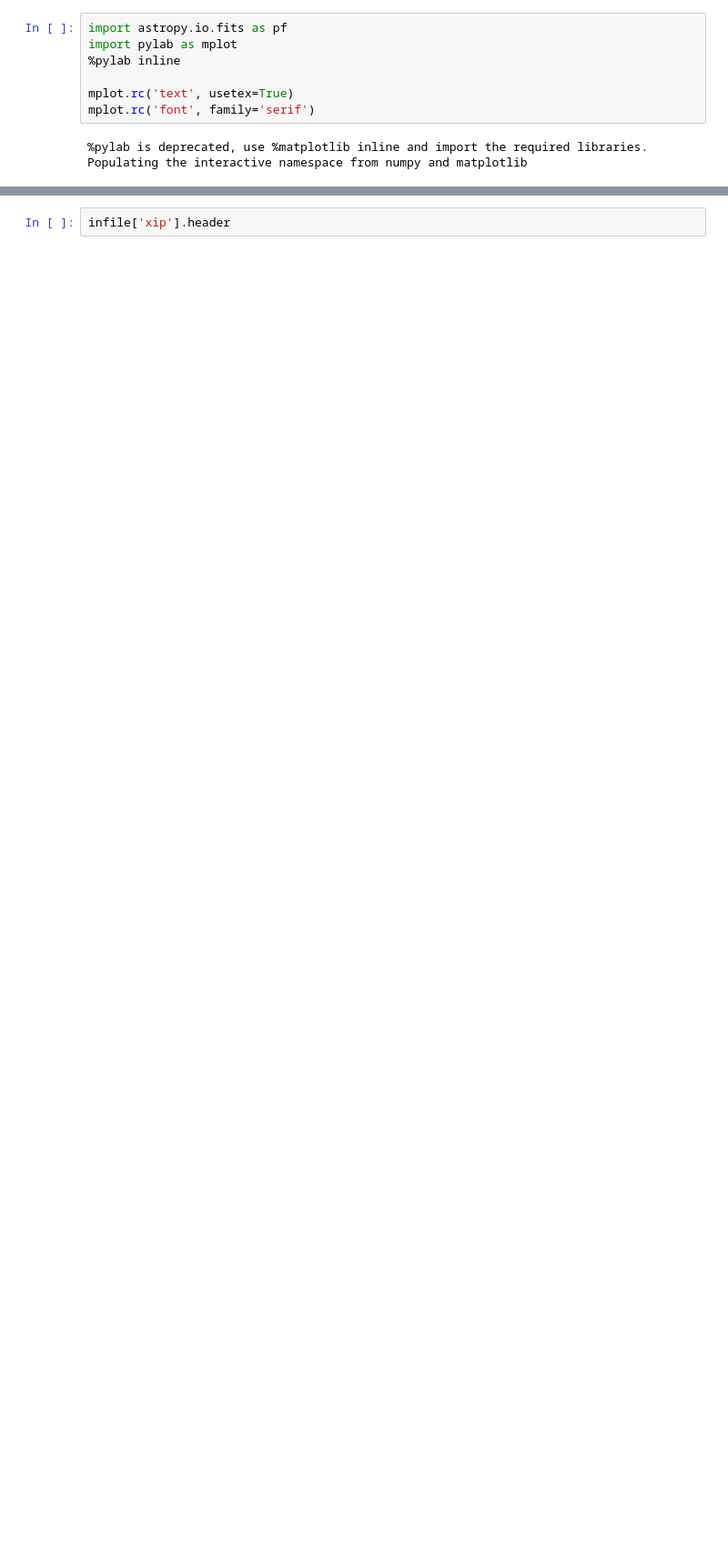
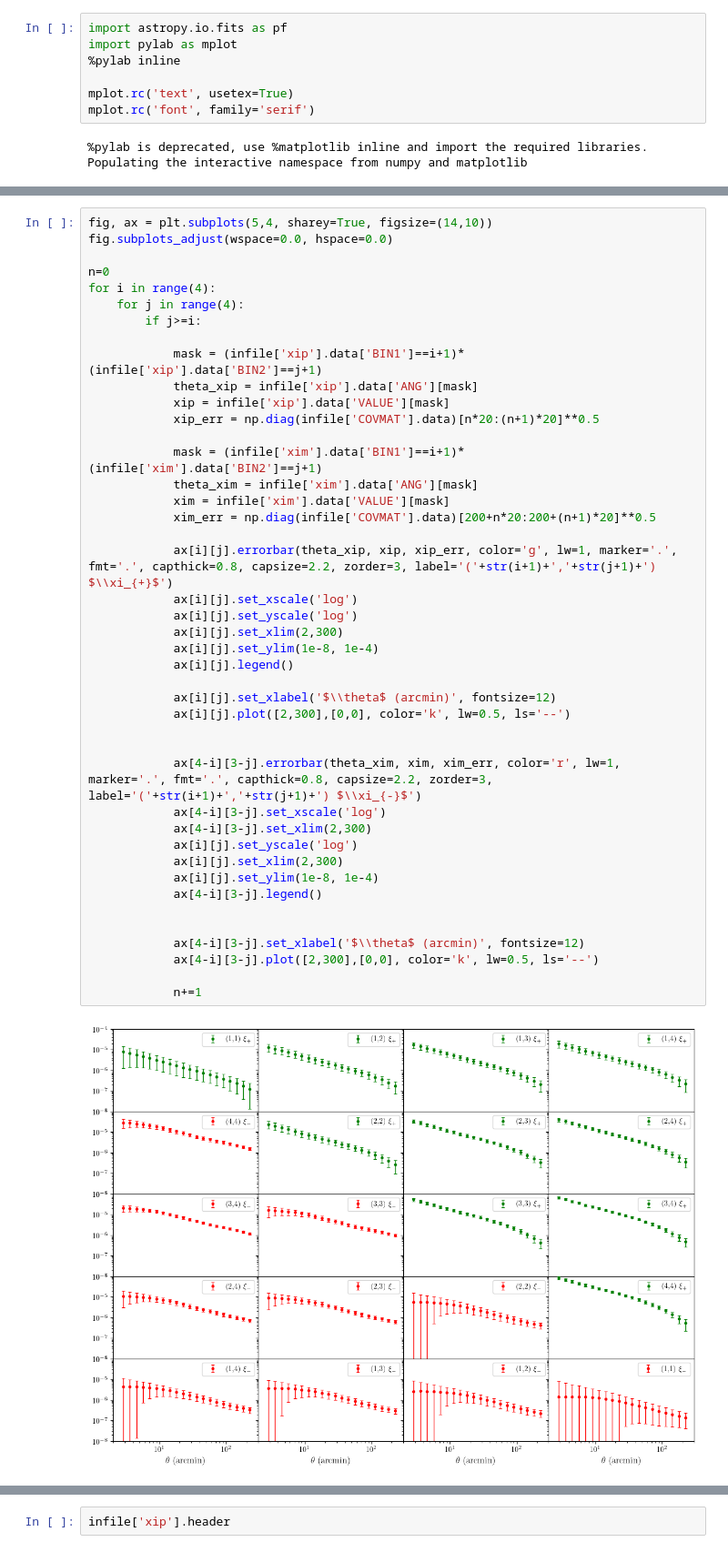
Before and after one commit to delve-survey/CosmicShearCosmosis, a Jupyter notebook: notebooks/PlotBlindedDV.ipynb, the cells around one changed output, grey strips where cells are left out. Shown: that part at 91% size. Drawn from its saved outputs; the diff is of its cells as text; blank space fills up the shorter version.

```diff
--- a/notebooks/PlotBlindedDV.ipynb
+++ b/notebooks/PlotBlindedDV.ipynb
@@ -10,0 +67,45 @@ Populating the interactive namespace from numpy and matplotlib
+# %%
+fig, ax = plt.subplots(5,4, sharey=True, figsize=(14,10))
+fig.subplots_adjust(wspace=0.0, hspace=0.0)
+
+n=0
+for i in range(4):
+    for j in range(4):
+        if j>=i:
+
+            mask = (infile['xip'].data['BIN1']==i+1)*(infile['xip'].data['BIN2']==j+1)
+            theta_xip = infile['xip'].data['ANG'][mask]
+            xip = infile['xip'].data['VALUE'][mask]
+            xip_err = np.diag(infile['COVMAT'].data)[n*20:(n+1)*20]**0.5
+
+            mask = (infile['xim'].data['BIN1']==i+1)*(infile['xim'].data['BIN2']==j+1)
+            theta_xim = infile['xim'].data['ANG'][mask]
+            xim = infile['xim'].data['VALUE'][mask]
+            xim_err = np.diag(infile['COVMAT'].data)[200+n*20:200+(n+1)*20]**0.5
+
+            ax[i][j].errorbar(theta_xip, xip, xip_err, color='g', lw=1, marker='.', fmt='.', capthick=0.8, capsize=2.2, zorder=3, label='('+str(i+1)+','+str(j+1)+') $\\xi_{+}$')
+            ax[i][j].set_xscale('log')
+            ax[i][j].set_yscale('log')
+            ax[i][j].set_xlim(2,300)
+            ax[i][j].set_ylim(1e-8, 1e-4)
+            ax[i][j].legend()
+
+            ax[i][j].set_xlabel('$\\theta$ (arcmin)', fontsize=12)
+            ax[i][j].plot([2,300],[0,0], color='k', lw=0.5, ls='--')
+
+
+            ax[4-i][3-j].errorbar(theta_xim, xim, xim_err, color='r', lw=1, marker='.', fmt='.', capthick=0.8, capsize=2.2, zorder=3, label='('+str(i+1)+','+str(j+1)+') $\\xi_{-}$')
+            ax[4-i][3-j].set_xscale('log')
+            ax[4-i][3-j].set_xlim(2,300)
+            ax[i][j].set_yscale('log')
+            ax[i][j].set_xlim(2,300)
+            ax[i][j].set_ylim(1e-8, 1e-4)
+            ax[4-i][3-j].legend()
+
+
+            ax[4-i][3-j].set_xlabel('$\\theta$ (arcmin)', fontsize=12)
+            ax[4-i][3-j].plot([2,300],[0,0], color='k', lw=0.5, ls='--')
+
+            n+=1
+# %% [output]
+[figure, added]
```
Also changed, not shown: parts of 19 cells of this notebook, 2 other files.
